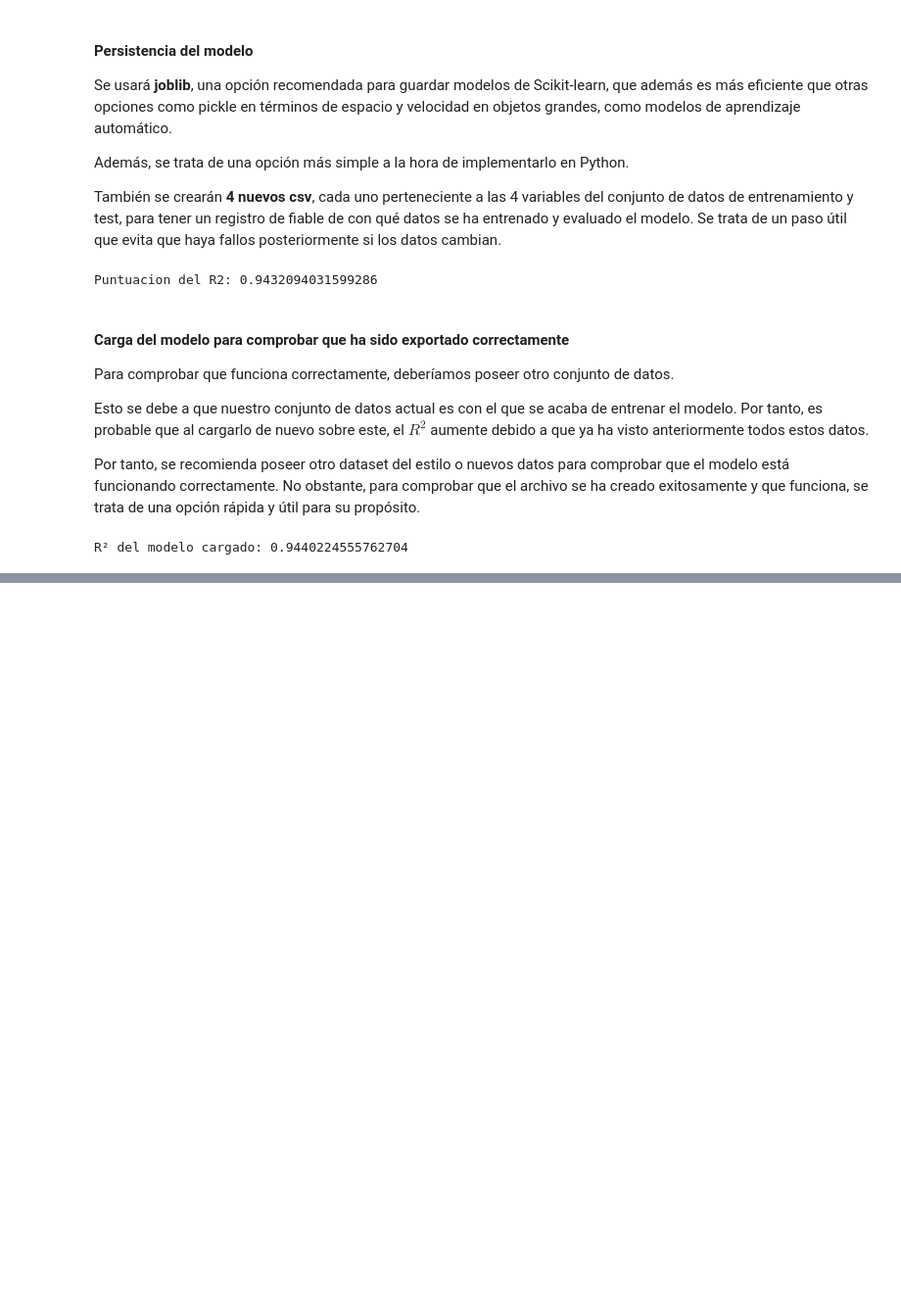
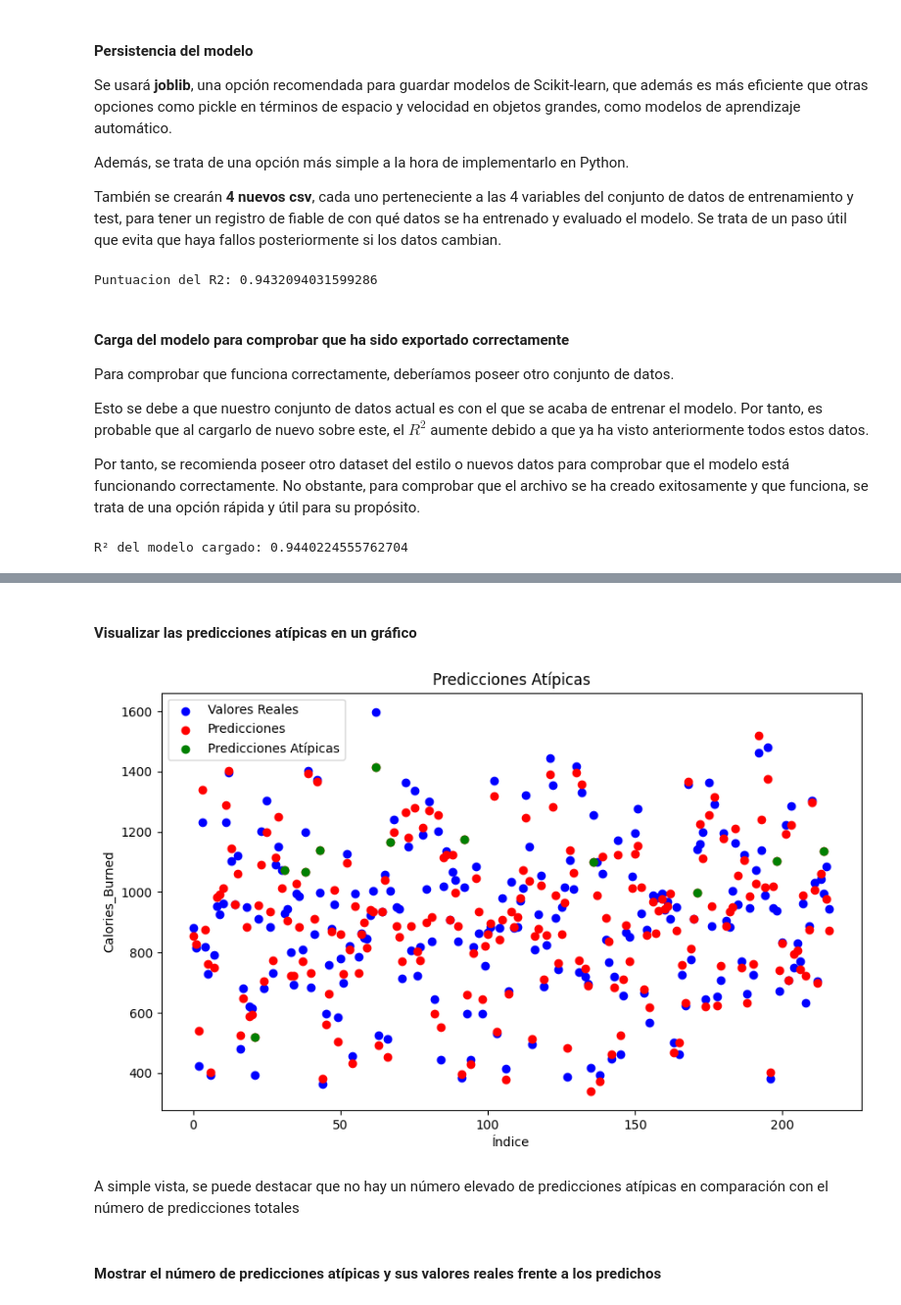
Before and after one commit to VforVitorio/Aprendizaje-Automatico, a Jupyter notebook: S08/PLE02/ple02_n02_seleccion_modelo.ipynb, the cells around one changed output, grey strips where cells are left out. Shown at 98% size. Drawn from its saved outputs; the diff is of its cells as text; code cells hidden in the pictures; blank space fills up the shorter version.

```diff
--- a/S08/PLE02/ple02_n02_seleccion_modelo.ipynb
+++ b/S08/PLE02/ple02_n02_seleccion_modelo.ipynb
@@ -379,0 +421,22 @@ R² del modelo cargado: 0.9440224555762704
+# %%
+residuals = np.abs(y_test - y_pred)
+threshold = np.mean(residuals) + 2 * np.std(residuals)
+outliers = residuals > threshold
+# %% [markdown]
+#### Visualizar las predicciones atípicas en un gráfico
+# %%
+plt.figure(figsize=(10, 6))
+plt.scatter(range(len(y_test)), y_test, color='blue', label='Valores Reales')
+plt.scatter(range(len(y_pred)), y_pred, color='red', label='Predicciones')
+plt.scatter(np.where(outliers)[0], y_pred[outliers], color='green', label='Predicciones Atípicas')
+plt.title('Predicciones Atípicas')
+plt.xlabel('Índice')
+plt.ylabel('Calories_Burned')
+plt.legend()
+plt.show()
+# %% [output]
+[figure, added]
+# %% [markdown]
+A simple vista, se puede destacar que no hay un número elevado de predicciones atípicas en comparación con el número de predicciones totales
+# %% [markdown]
+#### Mostrar el número de predicciones atípicas y sus valores reales frente a los predichos
```
Also changed, not shown: parts of 15 cells of this notebook, 3 other files.
